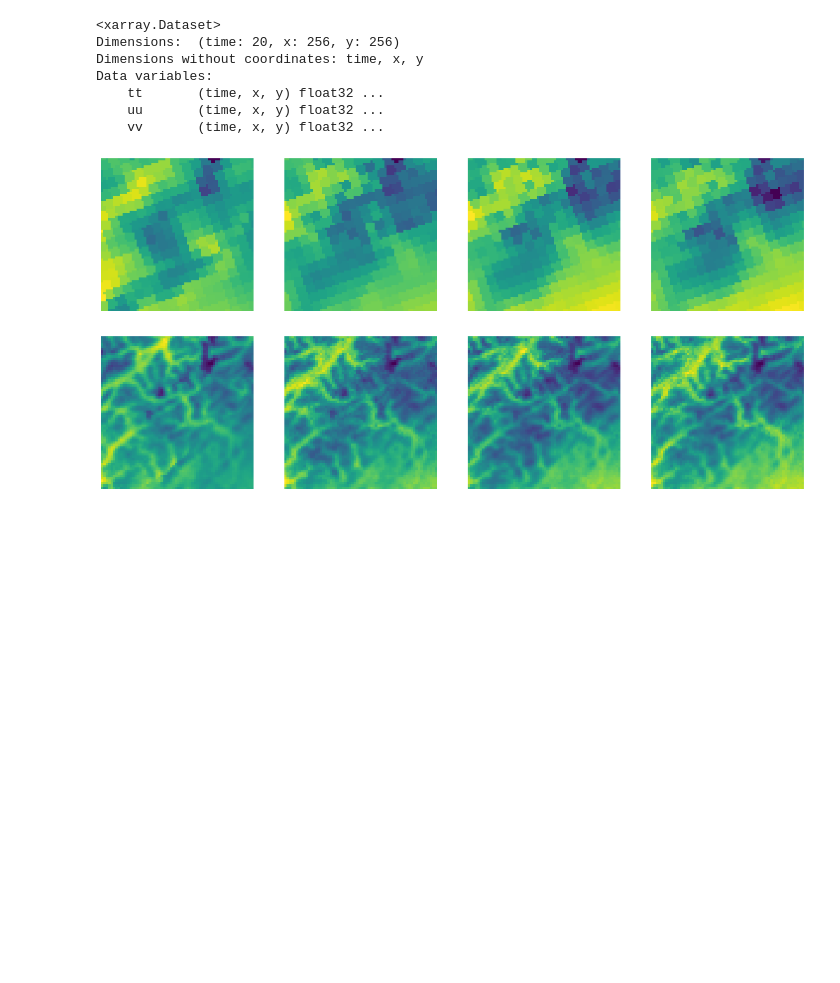
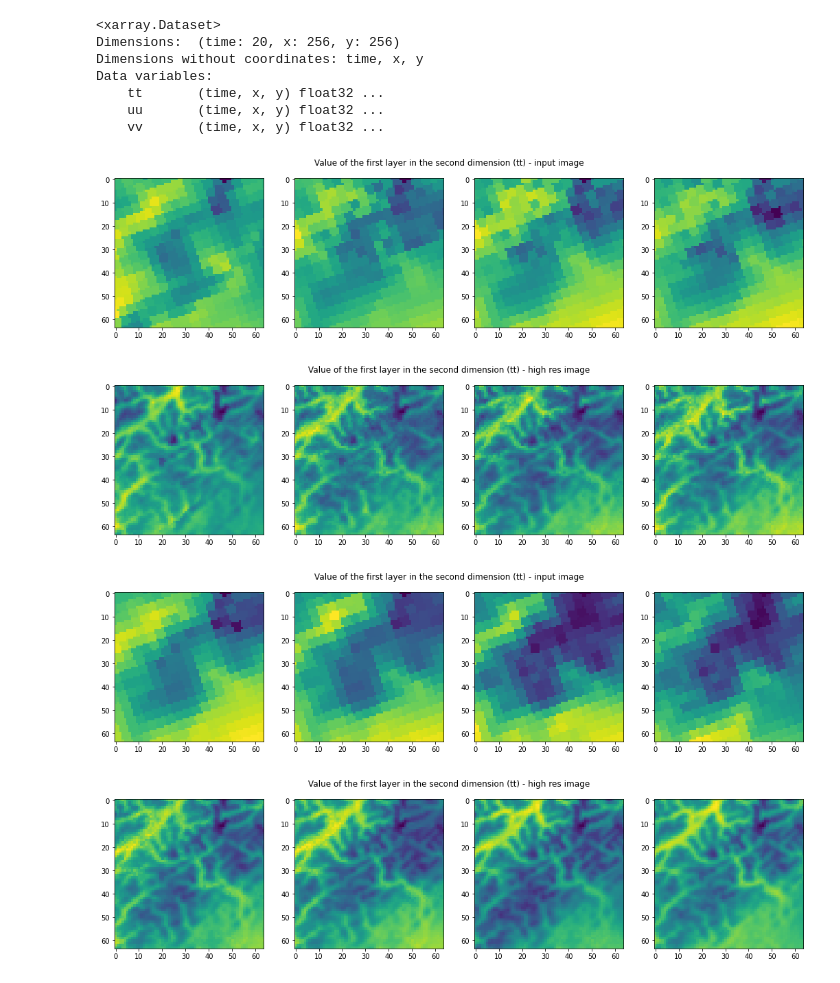
Before and after one commit to AmDeep/AI_LaunchLab_Team3, a Jupyter notebook: Data_preprocessing_LT.ipynb, the cells around one changed output. Saved outputs shown, nothing was run; the diff lists cells and outputs as text; code cells hidden in the pictures; blank space fills up the shorter version.

```diff
--- a/Data_preprocessing_LT.ipynb
+++ b/Data_preprocessing_LT.ipynb
@@ -116,23 +118,27 @@ def display_images(x, x_hat, num_im=1, label=None):
     for N in range(num_im):
         if x is not None:
             x_im = x.data.cpu().view(-1, 64, 64)
-            plt.figure(figsize=(18, 4))
+            fig = plt.figure(figsize=(18, 4))
+            fig.suptitle(' Value of the first layer in the second dimension (tt) - input image', fontsize=12)
     #        plt.subtitle(label + ' – initial image / reconstructed image', color='black', fontsize=12)
             for i in range(4):
                 plt.subplot(1,4,i+1)
                 plt.imshow(x_im[i+4*N])
-                plt.axis('off')
+                #plt.axis('off')
         x_hat_im = x_hat.data.cpu().view(-1, 64, 64)
-        plt.figure(figsize=(18, 4))
+        fig = plt.figure(figsize=(18, 4))
+        fig.suptitle(' Value of the first layer in the second dimension (tt) - high res image', fontsize=12)
         for i in range(4):
             plt.subplot(1,4,i+1)
             plt.imshow(x_hat_im[i+4*N])
-            plt.axis('off')
+            #plt.axis('off')
 # %%
- display_images(cropped_x, cropped_y, num_im=1, label=None )
+ display_images(cropped_x, cropped_y, num_im=2, label=None )
 # %% [output]
-[figure, old version]
+[figure, new version]
-[figure, old version]
+[figure, new version]
+[figure, added]
+[figure, added]
 # %%
 d.close()
 data_y.close()
```
Also changed, not shown: parts of 3 cells of this notebook.
